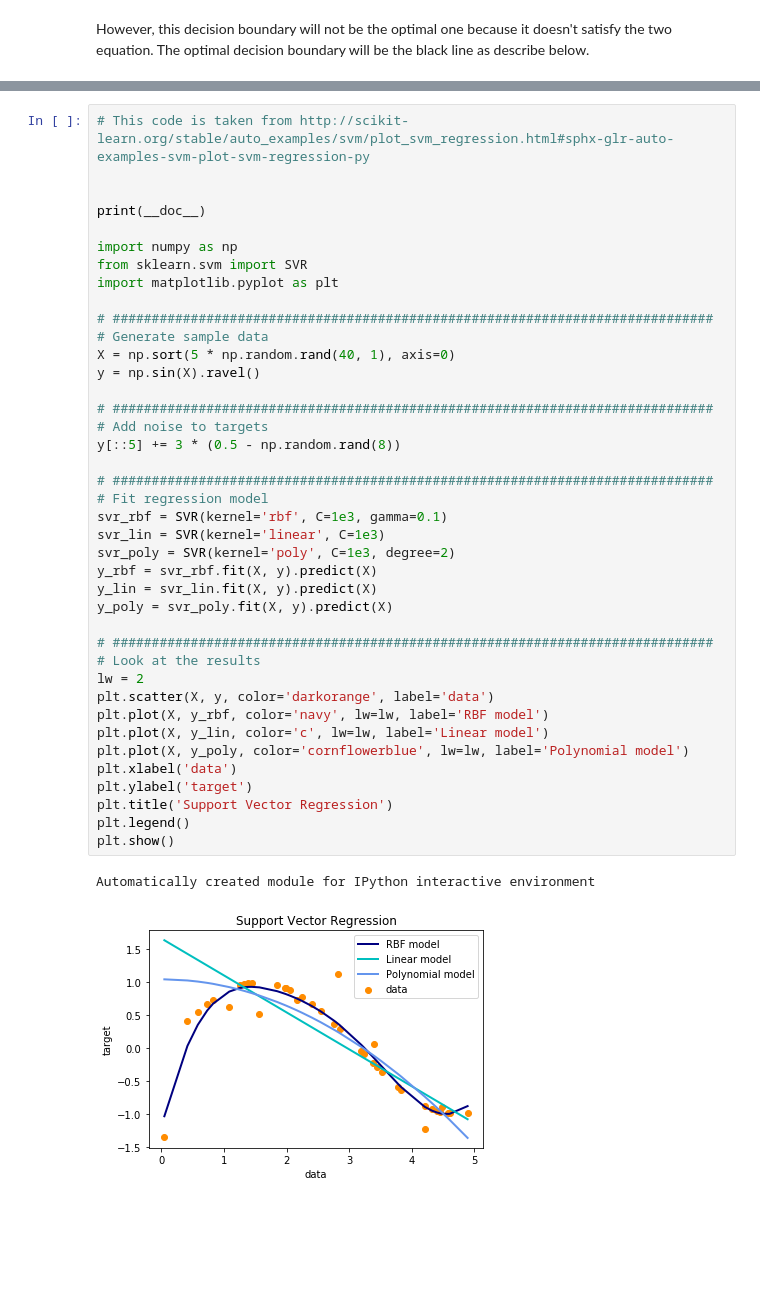
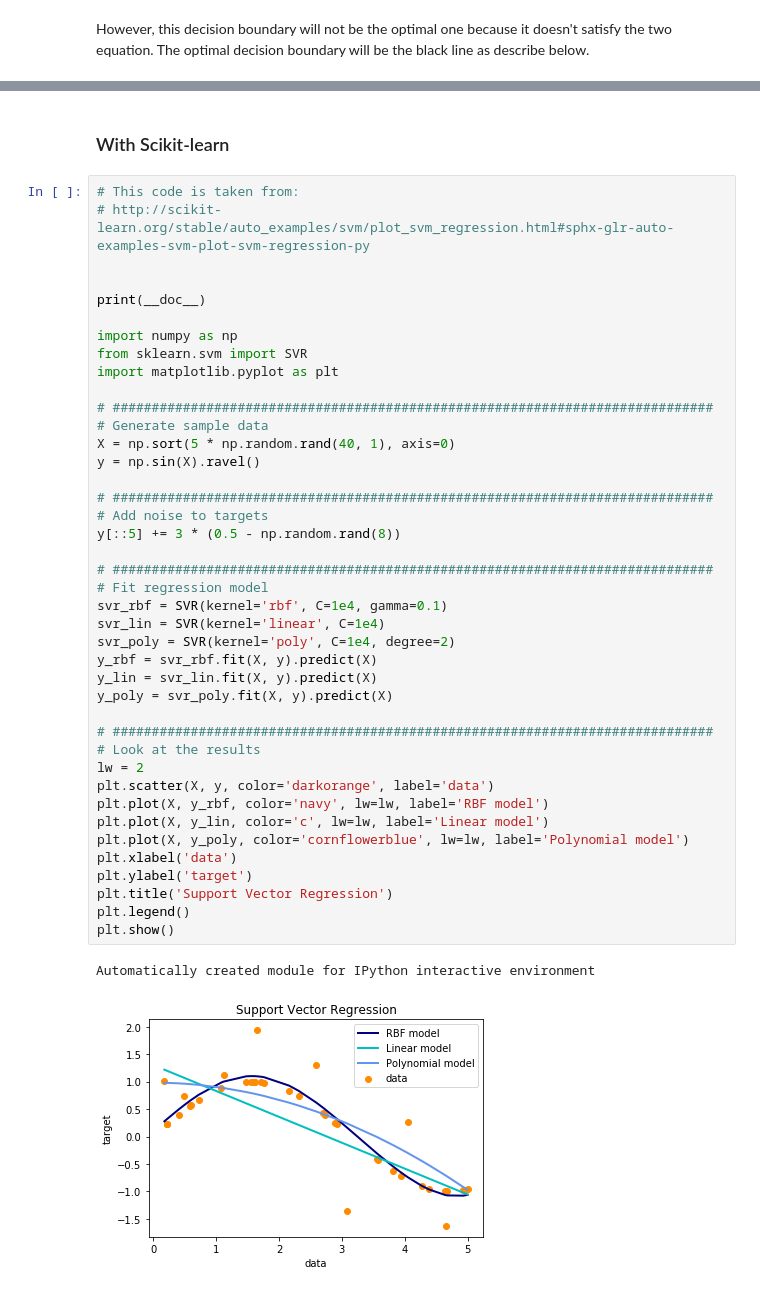
Before and after one commit to yanxon/Academy, a Jupyter notebook: Machine Learning/Support Vector Machine/SVM.ipynb, the cells around one changed output, grey strips where cells are left out. Cells and saved outputs as stored; diff of their text form; blank space fills up the shorter version.

```diff
--- a/Machine Learning/Support Vector Machine/SVM.ipynb
+++ b/Machine Learning/Support Vector Machine/SVM.ipynb
@@ -213,5 +236,8 @@ If x is far from l:
+# %% [markdown]
+### With Scikit-learn
 # %%
-# This code is taken from http://scikit-learn.org/stable/auto_examples/svm/plot_svm_regression.html#sphx-glr-auto-examples-svm-plot-svm-regression-py
+# This code is taken from:
+# http://scikit-learn.org/stable/auto_examples/svm/plot_svm_regression.html#sphx-glr-auto-examples-svm-plot-svm-regression-py
 
 
 print(__doc__)
@@ -222,34 +248,34 @@ import matplotlib.pyplot as plt
 
 # #############################################################################
 # Generate sample data
 X = np.sort(5 * np.random.rand(40, 1), axis=0)
 y = np.sin(X).ravel()
 
 # #############################################################################
 # Add noise to targets
 y[::5] += 3 * (0.5 - np.random.rand(8))
 
 # #############################################################################
 # Fit regression model
-svr_rbf = SVR(kernel='rbf', C=1e3, gamma=0.1)
-svr_lin = SVR(kernel='linear', C=1e3)
-svr_poly = SVR(kernel='poly', C=1e3, degree=2)
+svr_rbf = SVR(kernel='rbf', C=1e4, gamma=0.1)
+svr_lin = SVR(kernel='linear', C=1e4)
+svr_poly = SVR(kernel='poly', C=1e4, degree=2)
 y_rbf = svr_rbf.fit(X, y).predict(X)
 y_lin = svr_lin.fit(X, y).predict(X)
 y_poly = svr_poly.fit(X, y).predict(X)
 
 # #############################################################################
 # Look at the results
 lw = 2
 plt.scatter(X, y, color='darkorange', label='data')
 plt.plot(X, y_rbf, color='navy', lw=lw, label='RBF model')
 plt.plot(X, y_lin, color='c', lw=lw, label='Linear model')
 plt.plot(X, y_poly, color='cornflowerblue', lw=lw, label='Polynomial model')
 plt.xlabel('data')
 plt.ylabel('target')
 plt.title('Support Vector Regression')
 plt.legend()
 plt.show()
 # %% [output]
 Automatically created module for IPython interactive environment
-[figure, old version]
+[figure, new version]
```
Also changed, not shown: parts of 25 cells of this notebook.
